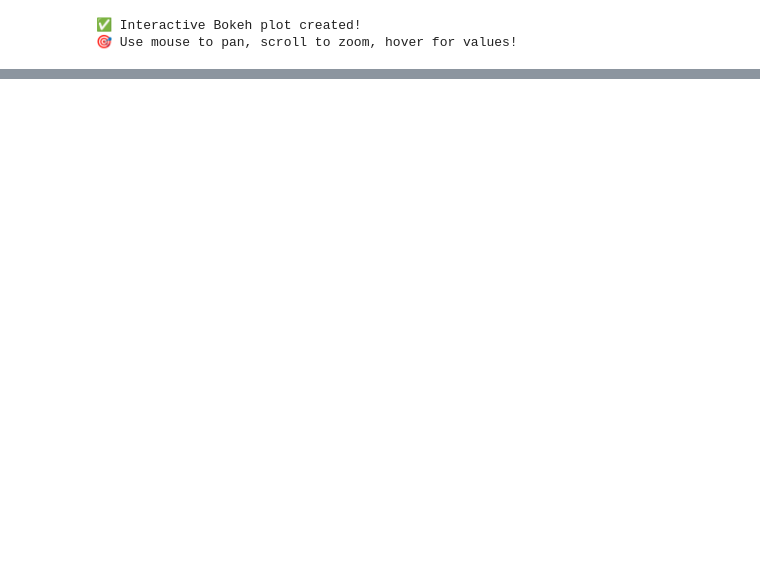
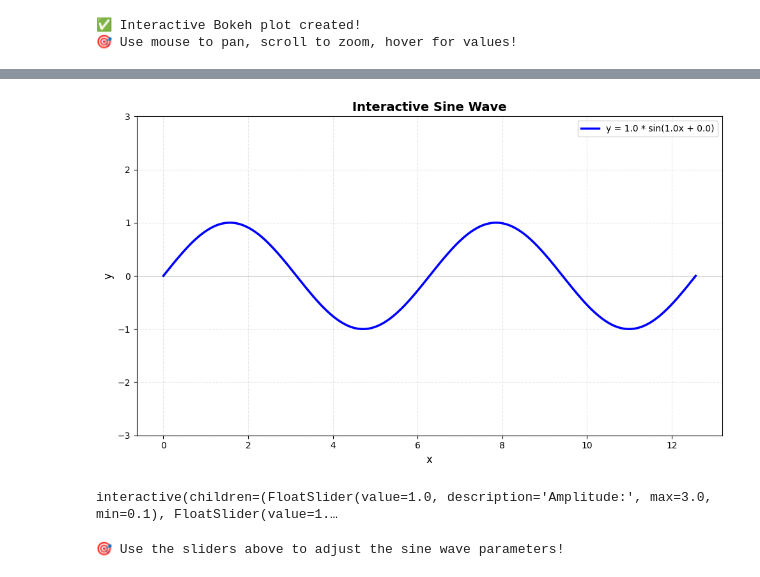
Before and after one commit to pointcarre-app/maths.pm, a Jupyter notebook: pms/dataviz2/files/99_test_consistency_codex_jupyter_local.ipynb, the cells around one changed output, grey strips where cells are left out. Saved outputs shown, nothing was run; the diff lists cells and outputs as text; code cells hidden in the pictures; blank space fills up the shorter version.

```diff
--- a/pms/dataviz2/files/99_test_consistency_codex_jupyter_local.ipynb
+++ b/pms/dataviz2/files/99_test_consistency_codex_jupyter_local.ipynb
@@ -478,0 +507,55 @@ print("🎯 Use mouse to pan, scroll to zoom, hover for values!")
+# %%
+# Create interactive sine wave plot with widgets
+from ipywidgets import interact, FloatSlider, Checkbox
+
+def plot_sine_wave(amplitude=1.0, frequency=1.0, phase=0.0, show_grid=True):
+    """
+    Plot a sine wave with adjustable parameters
+
+    Parameters:
+    - amplitude: Height of the wave
+    - frequency: Number of cycles
+    - phase: Phase shift in radians
+    - show_grid: Whether to show grid lines
+    """
+    # Generate x values
+    x = np.linspace(0, 4 * np.pi, 1000)
+    # Calculate y values with parameters
+    y = amplitude * np.sin(frequency * x + phase)
+
+    # Create the plot
+    plt.figure(figsize=(10, 6))
+    plt.plot(x, y, 'b-', linewidth=2.5, label=f'y = {amplitude:.1f} * sin({frequency:.1f}x + {phase:.1f})')
+
+    # Customize plot
+    plt.xlabel('x', fontsize=12)
+    plt.ylabel('y', fontsize=12)
+    plt.title('Interactive Sine Wave', fontsize=14, fontweight='bold')
+    plt.ylim(-3, 3)  # Fixed y-axis limits for consistency
+    plt.legend(loc='upper right')
+
+    # Add grid if requested
+    if show_grid:
+        plt.grid(True, alpha=0.3, linestyle='--')
+
+    # Add horizontal line at y=0
+    plt.axhline(y=0, color='k', linestyle='-', linewidth=0.5, alpha=0.3)
+
+    plt.tight_layout()
+    plt.show()
+
+# Create interactive widgets
+interact(plot_sine_wave,
+         amplitude=FloatSlider(value=1.0, min=0.1, max=3.0, step=0.1,
+                               description='Amplitude:', continuous_update=True),
+         frequency=FloatSlider(value=1.0, min=0.5, max=3.0, step=0.1,
+                              description='Frequency:', continuous_update=True),
+         phase=FloatSlider(value=0.0, min=0, max=2*np.pi, step=0.1,
+                          description='Phase:', continuous_update=True),
+         show_grid=Checkbox(value=True, description='Show Grid'))
+
+print("🎯 Use the sliders above to adjust the sine wave parameters!")
+# %% [output]
+[figure, added]
+interactive(children=(FloatSlider(value=1.0, description='Amplitude:', max=3.0, min=0.1), FloatSlider(value=1.…
+🎯 Use the sliders above to adjust the sine wave parameters!
```
Also changed, not shown: parts of 12 cells of this notebook, 32 other files.
